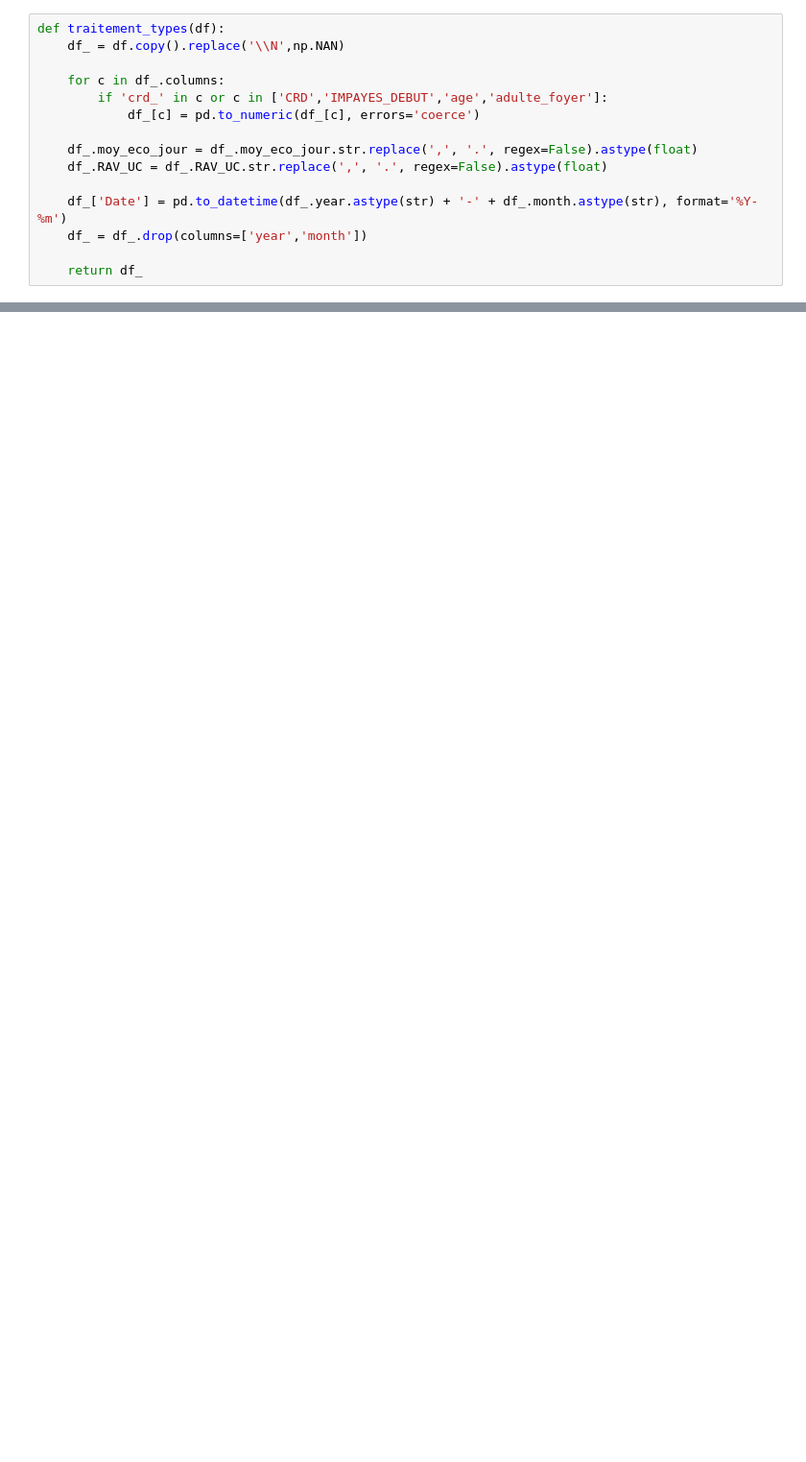
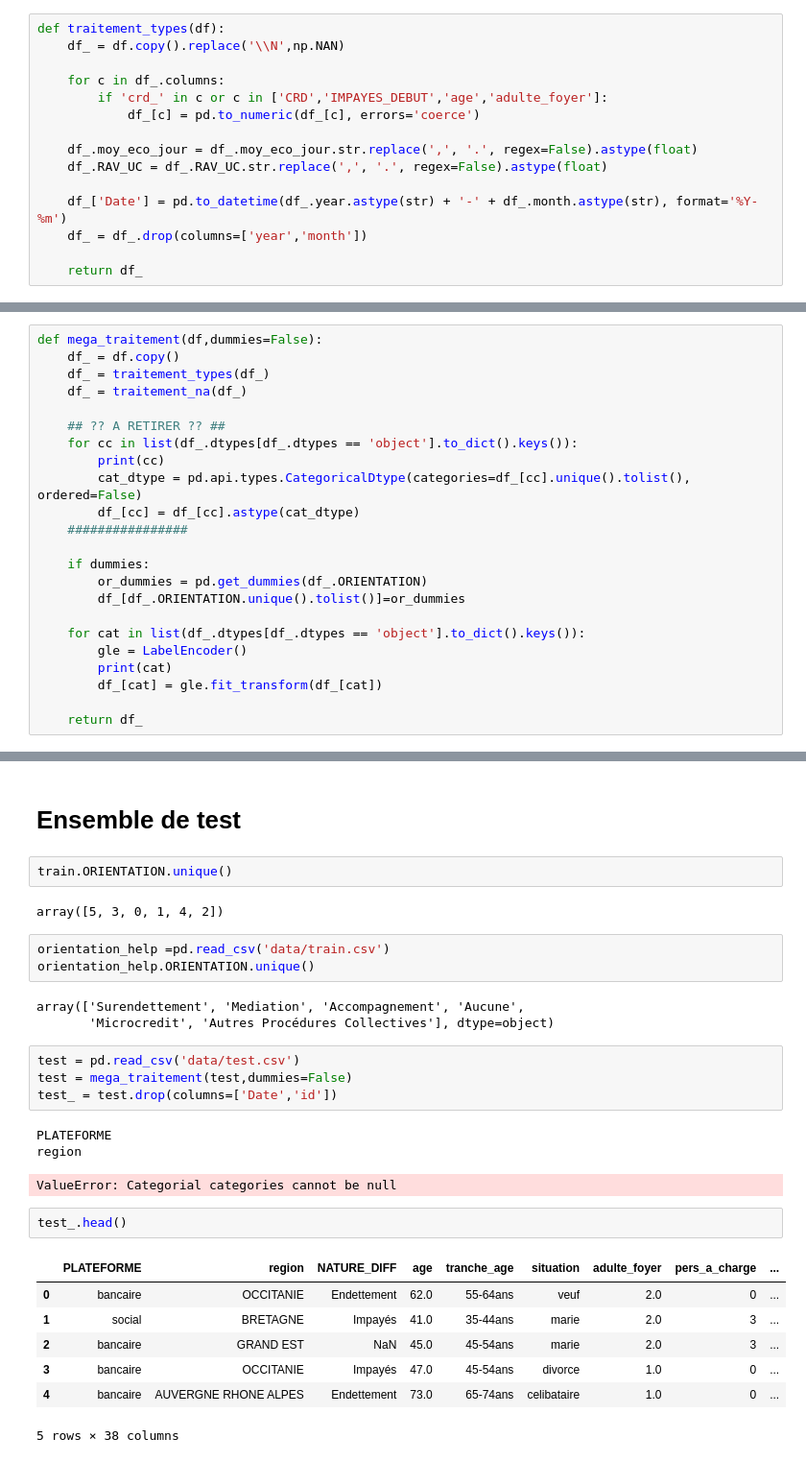
Before and after one commit to willcard/Cresus_Kaggle_Competition, a Jupyter notebook: entrainement_cresus.ipynb, the cells around one changed output, grey strips where cells are left out. Shown: that part at 96% size. Saved outputs shown, nothing was run; the diff lists cells and outputs as text; blank space fills up the shorter version.

```diff
--- a/entrainement_cresus.ipynb
+++ b/entrainement_cresus.ipynb
@@ -180,0 +150,23 @@ test['groupe'] = mf_test['kmeans']
+# %%
+def mega_traitement(df,dummies=False):
+    df_ = df.copy()
+    df_ = traitement_types(df_)
+    df_ = traitement_na(df_)
+
+    ## ?? A RETIRER ?? ##
+    for cc in list(df_.dtypes[df_.dtypes == 'object'].to_dict().keys()):
+        print(cc)
+        cat_dtype = pd.api.types.CategoricalDtype(categories=df_[cc].unique().tolist(), ordered=False)
+        df_[cc] = df_[cc].astype(cat_dtype)
+    ################
+
+    if dummies:
+        or_dummies = pd.get_dummies(df_.ORIENTATION)
+        df_[df_.ORIENTATION.unique().tolist()]=or_dummies
+
+    for cat in list(df_.dtypes[df_.dtypes == 'object'].to_dict().keys()):
+        gle = LabelEncoder()
+        print(cat)
+        df_[cat] = gle.fit_transform(df_[cat])
+
+    return df_
@@ -180,0 +298,30 @@ test['groupe'] = mf_test['kmeans']
+# %% [markdown]
+# Ensemble de test
+# %%
+train.ORIENTATION.unique()
+# %% [output]
+array([5, 3, 0, 1, 4, 2])
+# %%
+orientation_help =pd.read_csv('data/train.csv')
+orientation_help.ORIENTATION.unique()
+# %% [output]
+array(['Surendettement', 'Mediation', 'Accompagnement', 'Aucune',
+       'Microcredit', 'Autres Procédures Collectives'], dtype=object)
+# %%
+test = pd.read_csv('data/test.csv')
+test = mega_traitement(test,dummies=False)
+test_ = test.drop(columns=['Date','id'])
+# %% [output]
+PLATEFORME
+region
+ValueError: Categorial categories cannot be null
+# %%
+test_.head()
+# %% [output]
+|  | PLATEFORME | region | NATURE_DIFF | age | tranche_age | situation | adulte_foyer | pers_a_charge | ... |
+| 0 | bancaire | OCCITANIE | Endettement | 62.0 | 55-64ans | veuf | 2.0 | 0 | ... |
+| 1 | social | BRETAGNE | Impayés | 41.0 | 35-44ans | marie | 2.0 | 3 | ... |
+| 2 | bancaire | GRAND EST | NaN | 45.0 | 45-54ans | marie | 2.0 | 3 | ... |
+| 3 | bancaire | OCCITANIE | Impayés | 47.0 | 45-54ans | divorce | 1.0 | 0 | ... |
+| 4 | bancaire | AUVERGNE RHONE ALPES | Endettement | 73.0 | 65-74ans | celibataire | 1.0 | 0 | ... |
+5 rows × 38 columns
```
Also changed, not shown: parts of 36 cells of this notebook, 2 other files.
